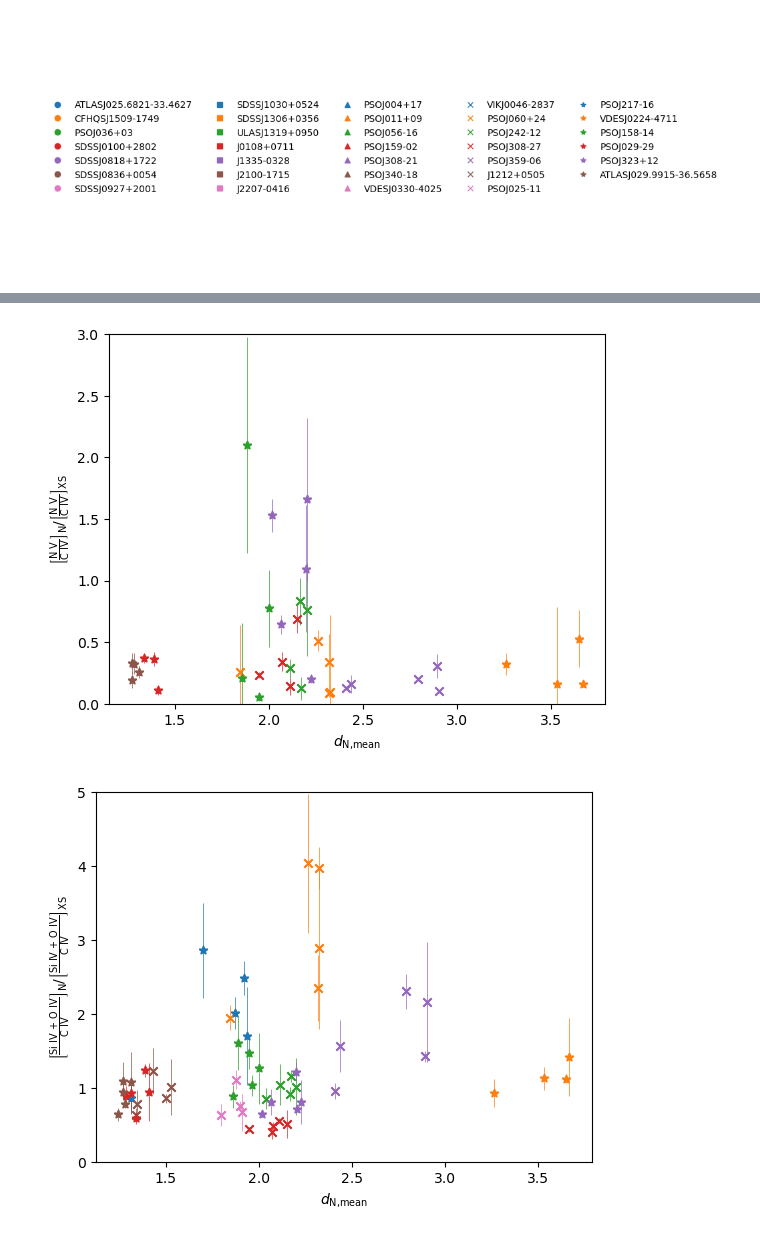
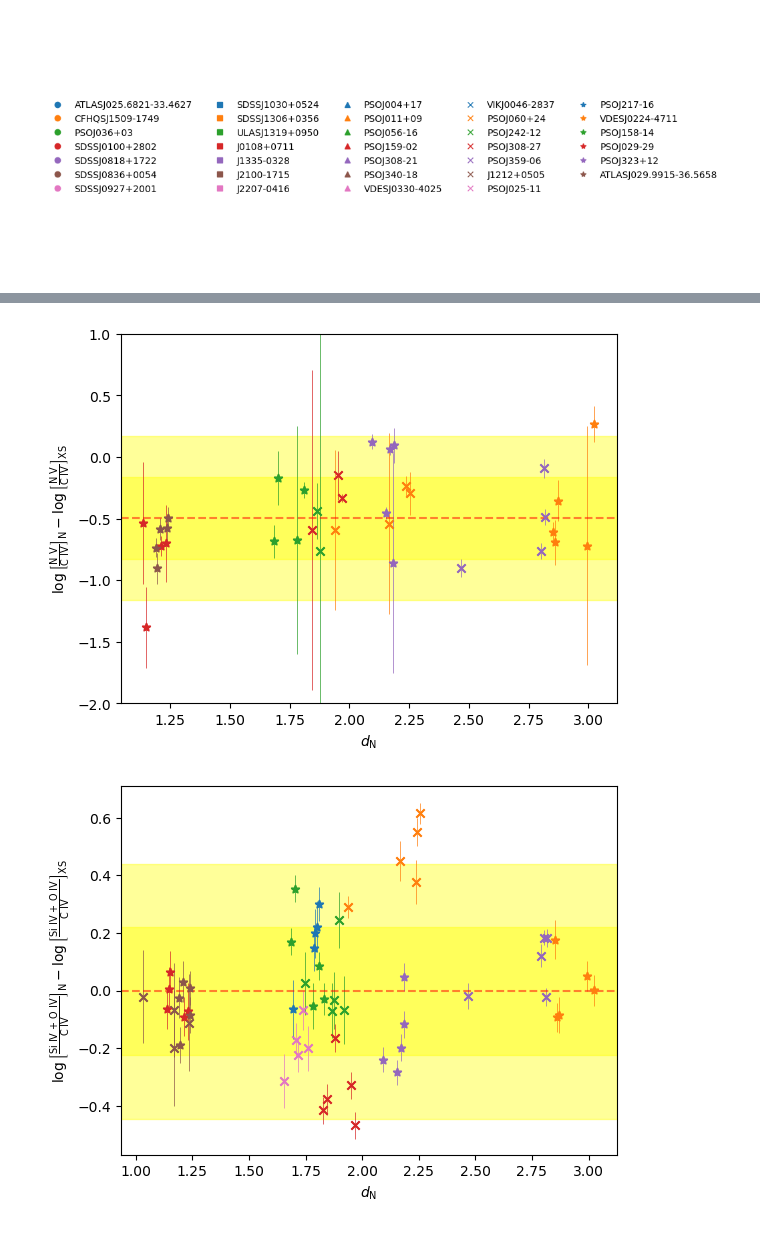
Before and after one commit to bartiosz/qso_nn, a Jupyter notebook: nn_properties-Copy1.ipynb, the cells around one changed output, grey strips where cells are left out. Saved outputs shown, nothing was run; the diff lists cells and outputs as text; code cells hidden in the pictures.

```diff
--- a/nn_properties-Copy1.ipynb
+++ b/nn_properties-Copy1.ipynb
@@ -465,0 +520,19 @@ plt.show()
+# %%
+mask1 = data['CIV_SHIFT_XS'] != 0
+mask2 = data['CIV_SHIFT'] > -100000
+mask3 = data['CIV_SHIFT'] != 0
+mask12 = np.logical_and(mask1,mask2)
+mask = np.logical_and(mask12,mask3)
+
+for i,b in enumerate(mask):
+    if b == False:
+        continue
+    d = data[i]
+
+    plt.scatter(d['CIV_SHIFT_XS'],-d['CIV_SHIFT'],color=COLORS[i],marker=MARKERS[i])
+    plt.errorbar(d['CIV_SHIFT_XS'],-d['CIV_SHIFT'],xerr=d['CIV_SHIFT_XS_minus'],yerr=d['CIV_SHIFT_ERR'],color=COLORS[i],marker=MARKERS[i],lw=0.5)
+# # plt.ylim(-2,2)
+plt.ylabel(r'$v_\text{CIV,XS}$ [km/h]')
+plt.xlabel(r'$v_\text{CIV,N}$ [km/h]')
+plt.savefig('plots/analysis_plots/blueshifts_vs.pdf', bbox_inches='tight')
+plt.show()
@@ -466,44 +541,58 @@ plt.show()
 # %%
 mask1 = data['NV_CIV'] != 0
 mask2 = data['NV_FLUX'] != 0
 mask = np.logical_and(mask1,mask2)
 
+DIFF=[]
 for i,b in enumerate(mask):
     if b==False:
         continue
     d = data[i]
     nv_civ_n = d['NV_FLUX']/d['CIV_FLUX']
     err = np.sqrt((d['NV_FLUX_ERR']/d['CIV_FLUX'])**2+(d['CIV_FLUX_ERR']*d['NV_FLUX']/d['CIV_FLUX']**2)**2)
-    err2 = np.sqrt((err/d['NV_CIV'])**2+(nv_civ_n*d['NV_CIV_ERR']/d['NV_CIV'])**2)
-    plt.scatter(d['NN_D'],nv_civ_n/d['NV_CIV'],marker=MARKERS[i],color=COLORS[i])
-    plt.errorbar(d['NN_D'],nv_civ_n/d['NV_CIV'],yerr=err2,color=COLORS[i],marker=MARKERS[i],lw=0.5)
+    err2 = np.sqrt((err/d['NV_CIV'])**2+(nv_civ_n*d['NV_CIV_ERR']/d['NV_CIV'])**2) / (nv_civ_n/d['NV_CIV']) / np.log(10)
+    plt.scatter(d['NN_D'],np.log10(nv_civ_n/d['NV_CIV']),marker=MARKERS[i],color=COLORS[i])
+    plt.errorbar(d['NN_D'],np.log10(nv_civ_n/d['NV_CIV']),yerr=err2,color=COLORS[i],marker=MARKERS[i],lw=0.5)
+    DIFF.append(np.log10(nv_civ_n/d['NV_CIV']))
 
-plt.ylim(0,3)
-plt.xlabel(r'$d_\text{N,mean}$')
-plt.ylabel(r'$\left[\frac{\text{N V}}{\text{C IV}}\right]_\text{N} / \left[\frac{\text{N V}}{\text{C IV}}\right]_\text{XS}$')
+plt.axhline(np.mean(DIFF),c='red',ls='--',alpha=0.5,label='mean')
+plt.axhspan(np.mean(DIFF)-np.std(DIFF),np.mean(DIFF)+np.std(DIFF),color='yellow',alpha=0.4,zorder=0,label=r'$1\sigma$')
+plt.axhspan(np.mean(DIFF)-2*np.std(DIFF),np.mean(DIFF)+2*np.std(DIFF),color='yellow',alpha=0.4,zorder=0,label=r'$2\sigma$')
+plt.ylim(-2,1)
+plt.xlabel(r'$d_\text{N}$')
+plt.ylabel(r'$\log\left[\frac{\text{N V}}{\text{C IV}}\right]_\text{N} - \log\left[\frac{\text{N V}}{\text{C IV}}\right]_\text{XS}$')
+plt.savefig('plots/analysis_plots/flux_ratio_nv.pdf',bbox_inches='tight')
 plt.show()
 
 
 mask1 = data['SIIV_OIV_CIV'] != 0
 mask2 = data['SIIV_OIV_FLUX'] != 0
 mask = np.logical_and(mask1,mask2)
 
+DIFF=[]
 for i,b in enumerate(mask):
     if b==False:
         continue
     d = data[i]
     siiv_civ_n = d['SIIV_OIV_FLUX']/d['CIV_FLUX']
     err = np.sqrt((d['SIIV_OIV_FLUX_ERR']/d['CIV_FLUX'])**2+(d['CIV_FLUX_ERR']*d['SIIV_OIV_FLUX']/d['CIV_FLUX']**2)**2)
-    err2 = np.sqrt((err/d['SIIV_OIV_CIV'])**2+(siiv_civ_n*d['SIIV_OIV_CIV_ERR']/d['SIIV_OIV_CIV'])**2)
-    plt.scatter(d['NN_D'],siiv_civ_n/d['SIIV_OIV_CIV'],marker=MARKERS[i],color=COLORS[i])
-    plt.errorbar(d['NN_D'],siiv_civ_n/d['SIIV_OIV_CIV'],yerr=err2,color=COLORS[i],marker=MARKERS[i],lw=0.5)
-plt.ylim(0,5)
-plt.xlabel(r'$d_\text{N,mean}$')
-plt.ylabel(r'$\left[\frac{\text{Si IV + O IV}}{\text{C IV}}\right]_\text{N} / \left[\frac{\text{Si IV + O IV}}{\text{C IV}}\right]_\text{XS}$')
+    err2 = np.sqrt((err/d['SIIV_OIV_CIV'])**2+(siiv_civ_n*d['SIIV_OIV_CIV_ERR']/d['SIIV_OIV_CIV'])**2) / (siiv_civ_n/d['SIIV_OIV_CIV']) / np.log(10)
+    plt.scatter(d['NN_D'],np.log10(siiv_civ_n/d['SIIV_OIV_CIV']),marker=MARKERS[i],color=COLORS[i])
+    plt.errorbar(d['NN_D'],np.log10(siiv_civ_n/d['SIIV_OIV_CIV']),yerr=err2,color=COLORS[i],marker=MARKERS[i],lw=0.5)
+    DIFF.append(np.log10(siiv_civ_n/d['SIIV_OIV_CIV']))
+
+plt.axhline(np.mean(DIFF),c='red',ls='--',alpha=0.5,label='mean')
+plt.axhspan(np.mean(DIFF)-np.std(DIFF),np.mean(DIFF)+np.std(DIFF),color='yellow',alpha=0.4,zorder=0,label=r'$1\sigma$')
+plt.axhspan(np.mean(DIFF)-2*np.std(DIFF),np.mean(DIFF)+2*np.std(DIFF),color='yellow',alpha=0.4,zorder=0,label=r'$2\sigma$')
+# plt.ylim(0,5)
+plt.xlabel(r'$d_\text{N}$')
+plt.ylabel(
+    r'$\log\left[\frac{\text{Si IV + O IV}}{\text{C IV}}\right]_\text{N} - \log\left[\frac{\text{Si IV + O IV}}{\text{C IV}}\right]_\text{XS}$')
+plt.savefig('plots/analysis_plots/flux_ratio_siiv_oiv.pdf',bbox_inches='tight')
 plt.show()
 # %% [output]
-[figure, old version]
+[figure, new version]
-[figure, old version]
+[figure, new version]
 # %%
 mask1 = data['MBH_CIV_XS'] != 0
 mask2 = data['MBH_CIV'] != -100
```
Also changed, not shown: parts of 15 cells of this notebook, 1 other file.
